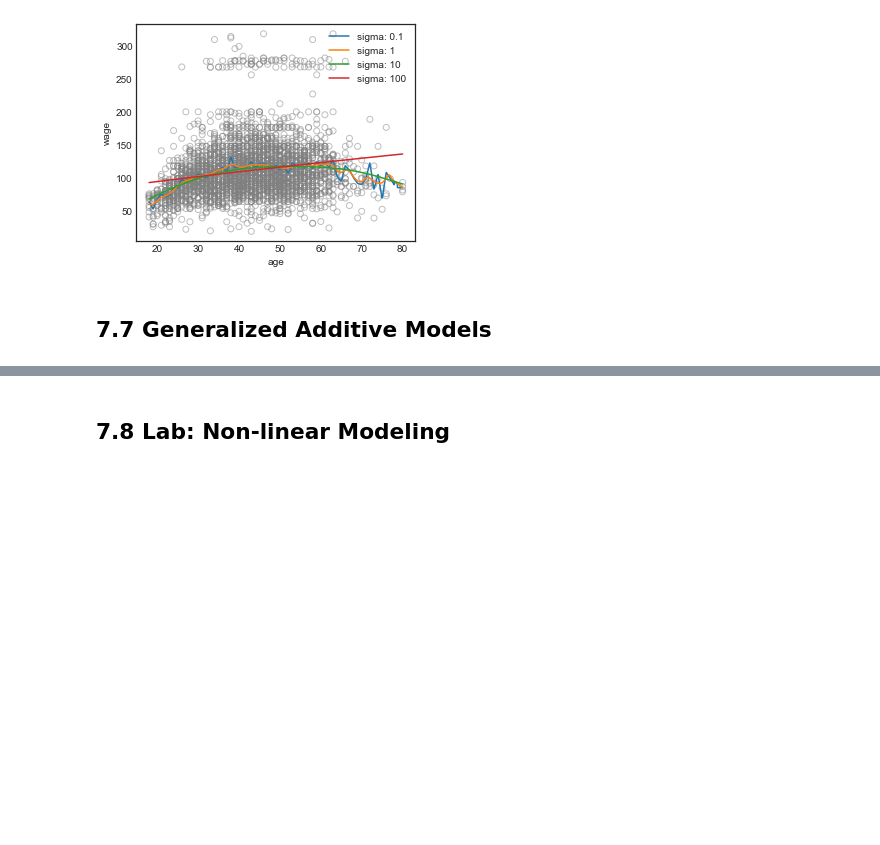
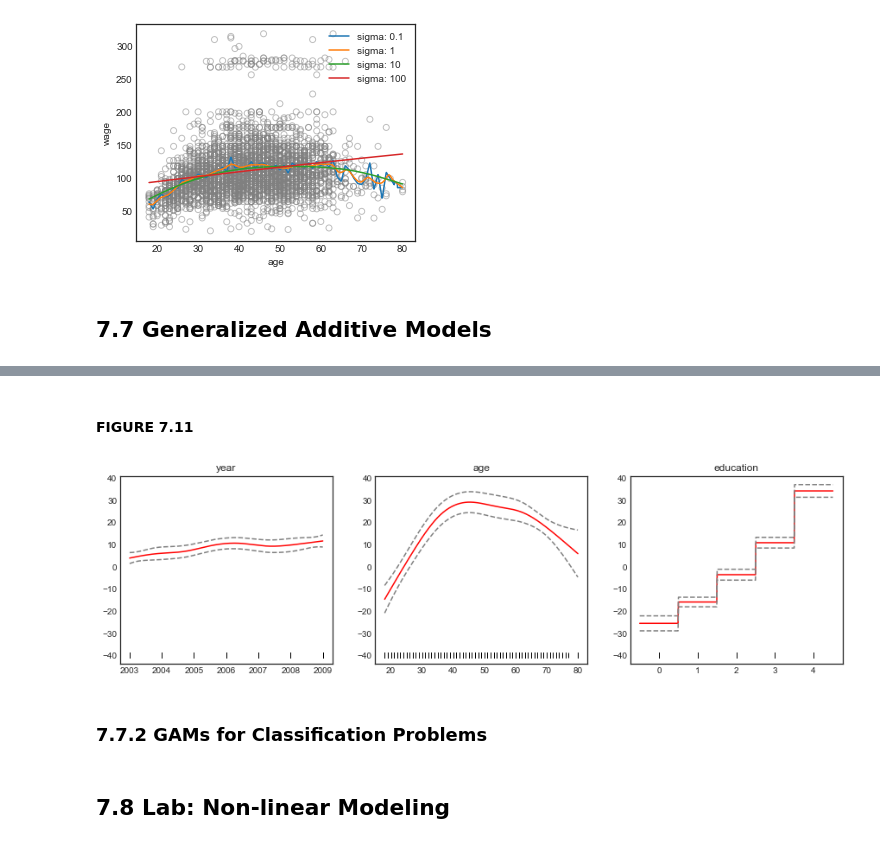
Before and after one commit to pedvide/ISLR_Python, a Jupyter notebook: Chapter7_Moving_Beyond_Linearity.ipynb, the cells around one changed output, grey strips where cells are left out. Cells and saved outputs as stored; diff of their text form; code cells hidden in the pictures; blank space fills up the shorter version.

```diff
--- a/Chapter7_Moving_Beyond_Linearity.ipynb
+++ b/Chapter7_Moving_Beyond_Linearity.ipynb
@@ -468,0 +471,6 @@ ax.set_ylabel('wage');
+# %%
+from pygam import LinearGAM
+from pygam.utils import generate_X_grid
+X = pd.concat((df_wage[['year', 'age']], df_wage.education.cat.codes), axis=1)
+X.rename(columns={0: "education"}, inplace=True)
+y = df_wage['wage'].values
@@ -468,0 +484,2 @@ ax.set_ylabel('wage');
+# %%
+gam = LinearGAM(n_splines=10).gridsearch(X, y)
@@ -469,3 +508,24 @@ ax.set_ylabel('wage');
+# %% [markdown]
+#### FIGURE 7.11
+# %%
+XX = generate_X_grid(gam)
+fig, axs = plt.subplots(1, len(X.columns), sharey=True, figsize=(15,4))
+titles = X.columns
+for i, ax in enumerate(axs):
+    pdep, confi = gam.partial_dependence(XX, feature=i+1, width=.95)
+    ax.plot(XX[:, i], pdep, 'r')
+    ax.plot(XX[:, i], confi[0][:, 0], c='grey', ls='--')
+    ax.plot(XX[:, i], confi[0][:, 1], c='grey', ls='--')
+    ax.plot(X.iloc[:,i], np.ones_like(X.iloc[:,i])*(-40), '|', color='k')
+    ax.set_title(titles[i])
+
+axs[1].yaxis.set_tick_params(labelleft=True)
+axs[2].yaxis.set_tick_params(labelleft=True)
+plt.show()
+# %% [output]
+[figure, added]
+# %% [markdown]
+### 7.7.2 GAMs for Classification Problems
 # %% [markdown]
 ## 7.8 Lab: Non-linear Modeling
 # %% [markdown]
```
Also changed, not shown: parts of 12 cells of this notebook.
